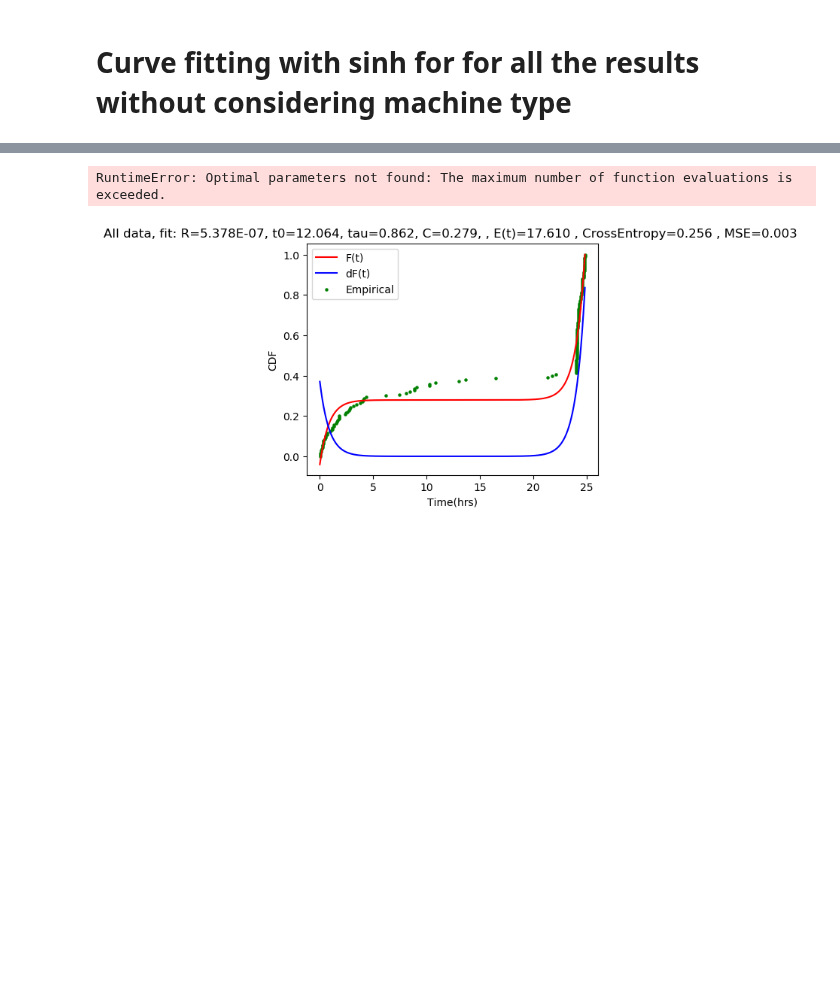
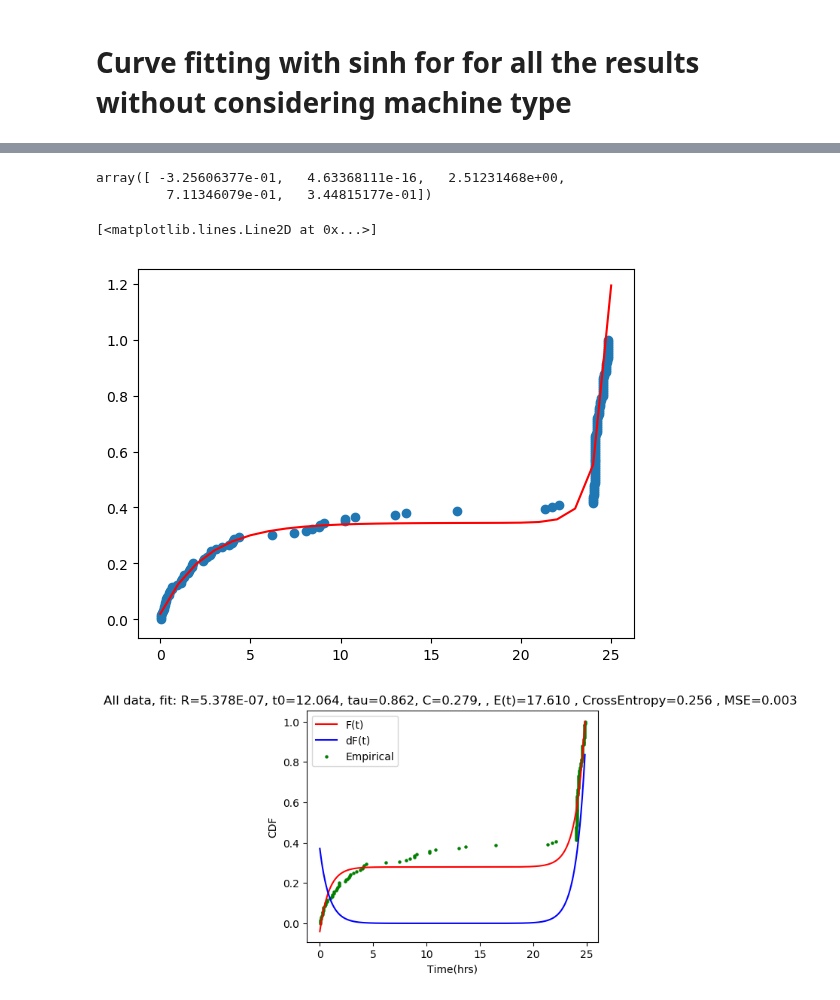
Before and after one commit to prateek-s/scispot, a Jupyter notebook: data/CDF-dual-exp.ipynb, the cells around one changed output, grey strips where cells are left out. Drawn from its saved outputs; the diff is of its cells as text; code cells hidden in the pictures; blank space fills up the shorter version.

```diff
--- a/data/CDF-dual-exp.ipynb
+++ b/data/CDF-dual-exp.ipynb
@@ -106,7 +106,7 @@ def func_approx(t, R, t0, tau, C):
     return R*np.sinh((t-t0)/tau) + C
 
 def func_approx_5_param_expon(t, A, B, tau1, tau2, C):
-    return A*np.exp(t/tau1)+B*np.exp(t/tau2)+C
+    return A*np.exp(-t/tau1) + B*np.exp(t/tau2) + C
 
 #curve fitting inverse sinh
 def func_approx_inverse_by_interpolation(value, R, t0, tau, C):
@@ -155,16 +155,6 @@ def cross_entropy(prediction, empirical, epsilon=1e-12):
 # Compute the MSE between two arrays
 def mean_square_error(prediction, empirical):
     return (np.square(empirical - prediction)).mean(axis=0)
-# %%
-def simple_fit(all_data_conc, func_approx):
-    temp_data = dict()
-    temp_data['t'] = np.sort(all_data_conc)
-    temp_data['cdf'] = np.linspace(0,1,len(all_data_conc), endpoint=True)
-    optimized_param, param_covariance = curve_fit(func_approx, temp_data['t'], temp_data['cdf'],\
-                                                  maxfev=10000, method='dogbox')
-    temp_data['optimized_params'] = optimized_param
-    temp_data['param_covariance'] = param_covariance
-    return temp_data
 # %%
 #generate curve fitting for all the data for one of the machine grouping
 def fit_data(all_data_conc, func_approx, func_approx_exp):
@@ -335,7 +345,30 @@ for key, value in all_data.items():
+# %%
+def simple_fit(all_data_conc, func_approx):
+    temp_data = dict()
+    temp_data['t'] = np.sort(all_data_conc)
+    temp_data['cdf'] = np.linspace(0,1,len(all_data_conc), endpoint=True)
+    optimized_param, param_covariance = curve_fit(func_approx, temp_data['t'], temp_data['cdf'],\
+                                                  maxfev=100000, method='lm')
+    temp_data['optimized_params'] = optimized_param
+    temp_data['param_covariance'] = param_covariance
+    return temp_data
 # %%
-opt_params_all = simple_fit(all_data_conc, func_approx_5_param_expon)
+fit_params = simple_fit(all_data_conc, func_approx_5_param_expon)
-# %% [output]
-RuntimeError: Optimal parameters not found: The maximum number of function evaluations is exceeded.
+# %%
+fit_params['optimized_params']
+# %% [output]
+array([ -3.25606377e-01,   4.63368111e-16,   2.51231468e+00,
+         7.11346079e-01,   3.44815177e-01])
+# %%
+t=np.arange(0,26)
+Y = np.sort(all_data_conc)
+X = np.linspace(0,1,len(all_data_conc), endpoint=True)
+
+plt.scatter(Y, X)
+plt.plot(t, func_approx_5_param_expon(t, *fit_params['optimized_params']), c='r',  label='5 param expon')
+# %% [output]
+[<matplotlib.lines.Line2D at 0x...>]
+[figure, added]
 # %%
 
 #Fit the data for all the data points
```
Also changed, not shown: parts of 1 cell of this notebook, 1 other file.
